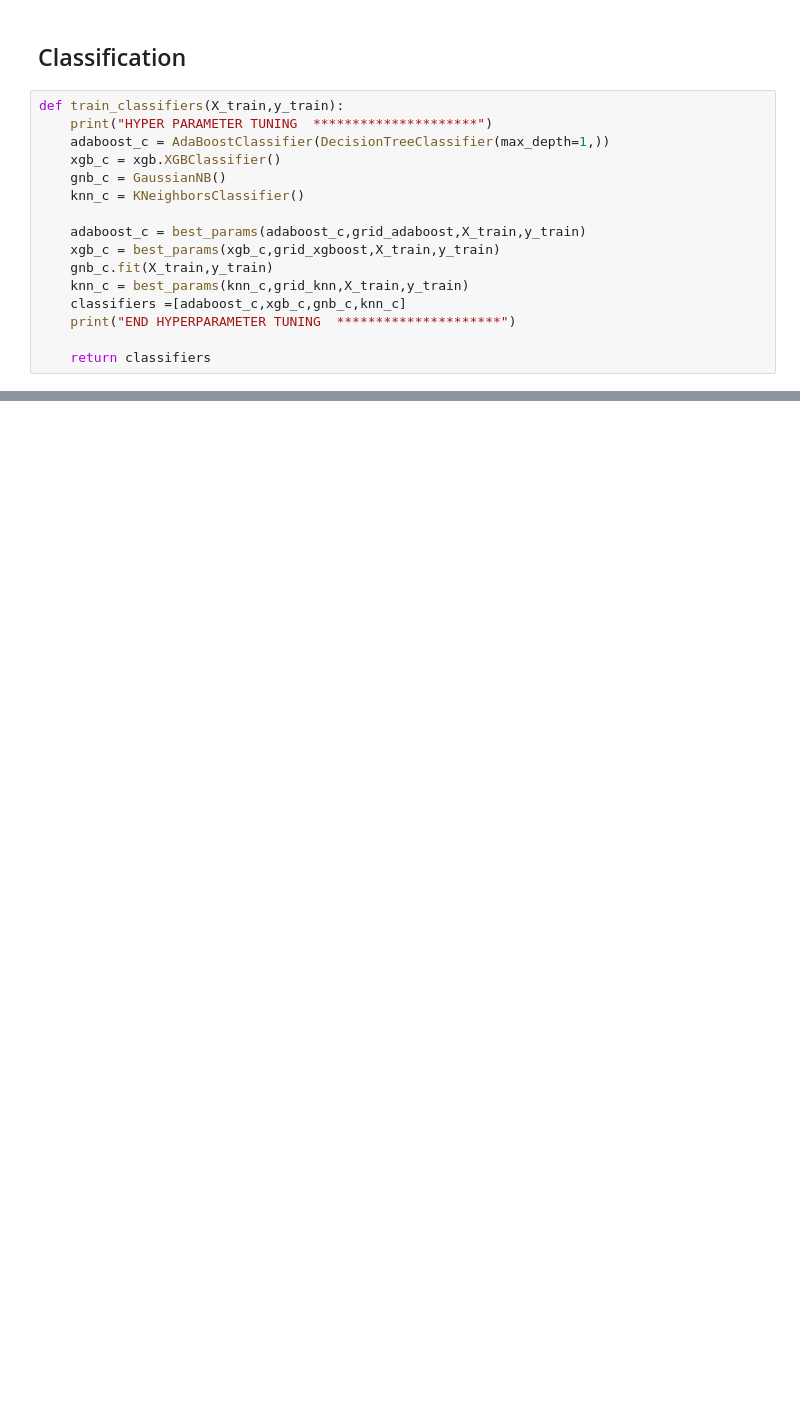
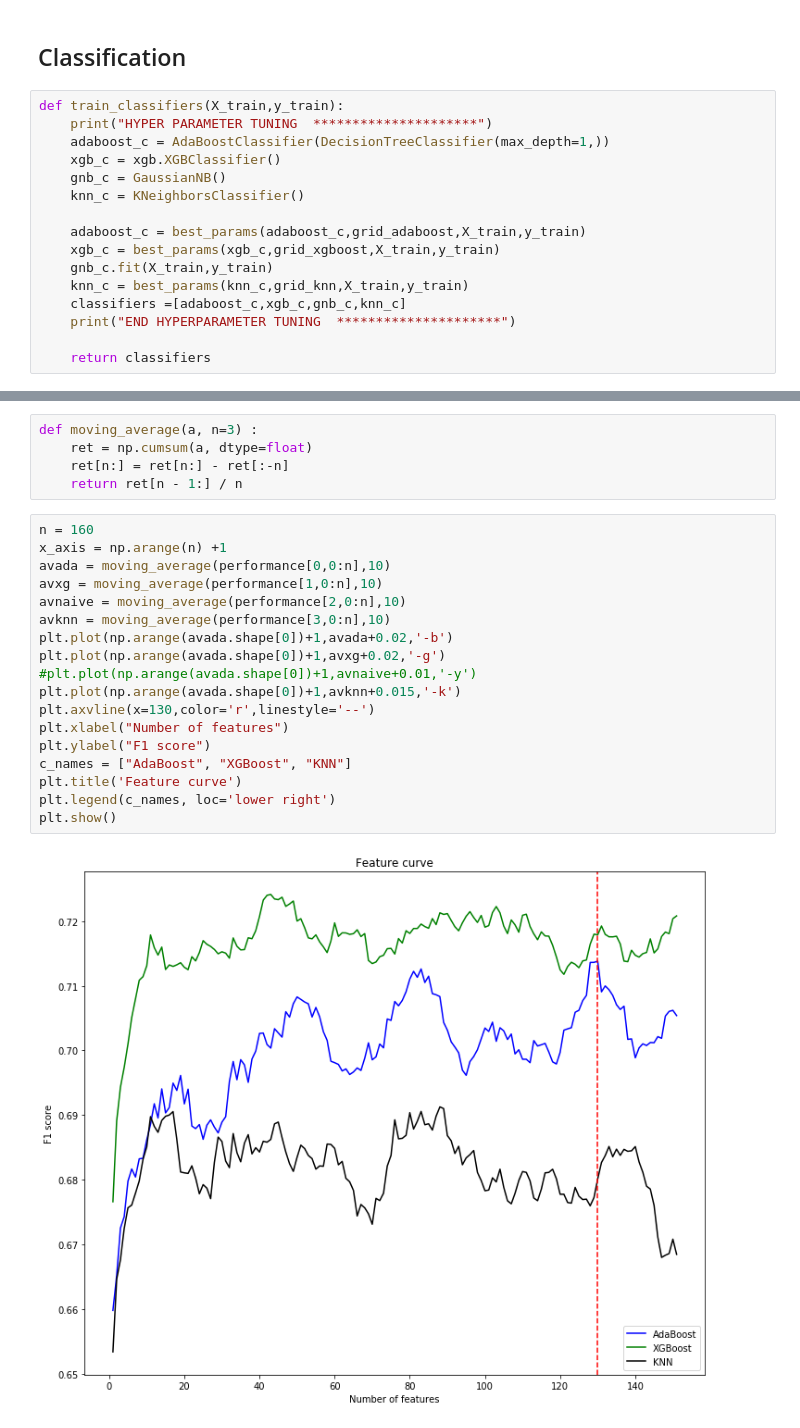
Before and after one commit to chadepl/tudelft-nlp-project, a Jupyter notebook: classification-experiments.ipynb, the cells around one changed output, grey strips where cells are left out. Cells and saved outputs as stored; diff of their text form; blank space fills up the shorter version.

```diff
--- a/classification-experiments.ipynb
+++ b/classification-experiments.ipynb
@@ -320,0 +477,25 @@ plt.show()
+# %%
+def moving_average(a, n=3) :
+    ret = np.cumsum(a, dtype=float)
+    ret[n:] = ret[n:] - ret[:-n]
+    return ret[n - 1:] / n
+# %%
+n = 160
+x_axis = np.arange(n) +1
+avada = moving_average(performance[0,0:n],10)
+avxg = moving_average(performance[1,0:n],10)
+avnaive = moving_average(performance[2,0:n],10)
+avknn = moving_average(performance[3,0:n],10)
+plt.plot(np.arange(avada.shape[0])+1,avada+0.02,'-b')
+plt.plot(np.arange(avada.shape[0])+1,avxg+0.02,'-g')
+#plt.plot(np.arange(avada.shape[0])+1,avnaive+0.01,'-y')
+plt.plot(np.arange(avada.shape[0])+1,avknn+0.015,'-k')
+plt.axvline(x=130,color='r',linestyle='--')
+plt.xlabel("Number of features")
+plt.ylabel("F1 score")
+c_names = ["AdaBoost", "XGBoost", "KNN"]
+plt.title('Feature curve')
+plt.legend(c_names, loc='lower right')
+plt.show()
+# %% [output]
+[figure, added]
```
Also changed, not shown: parts of 37 cells of this notebook, 2 other files.
